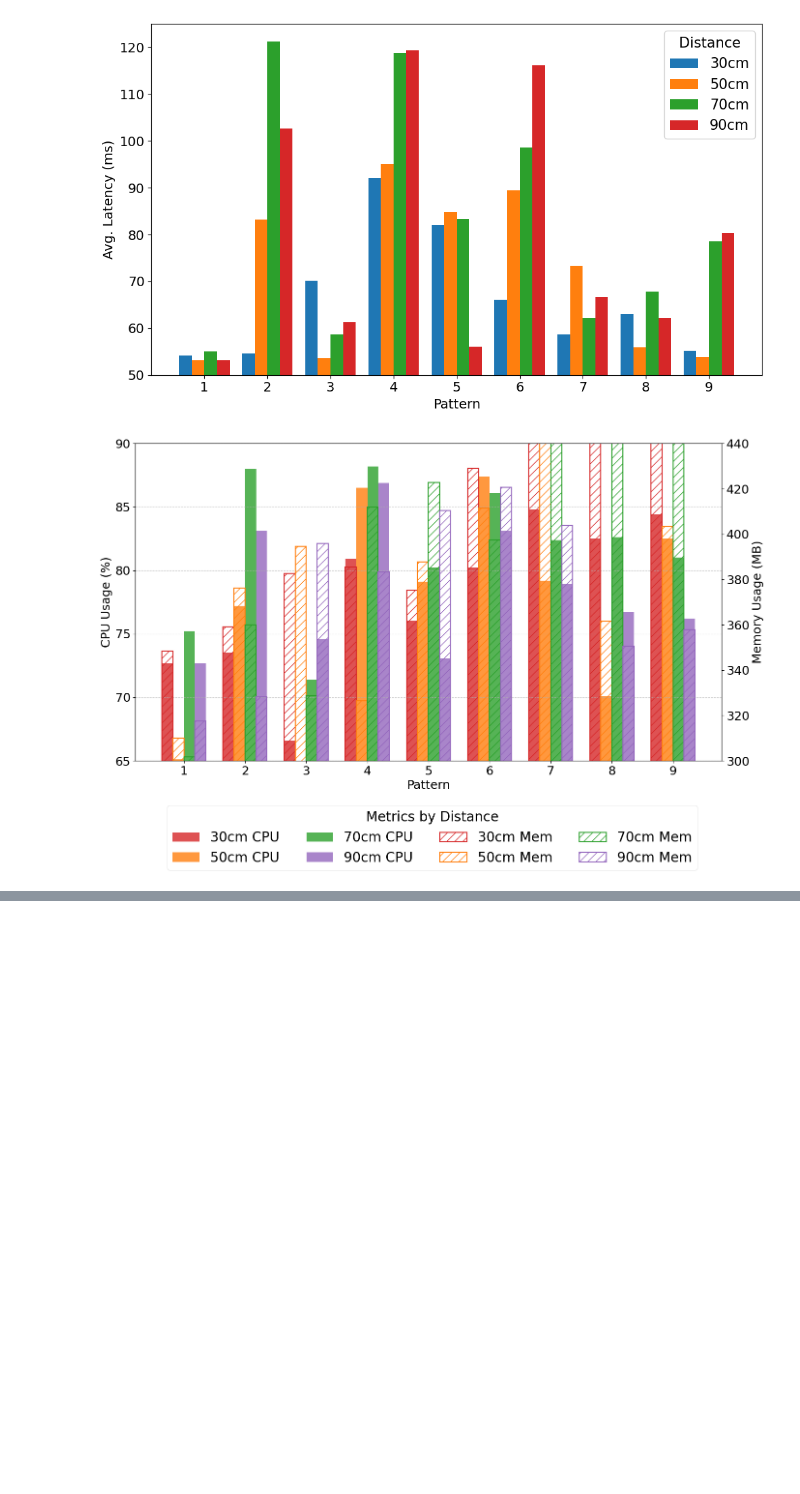
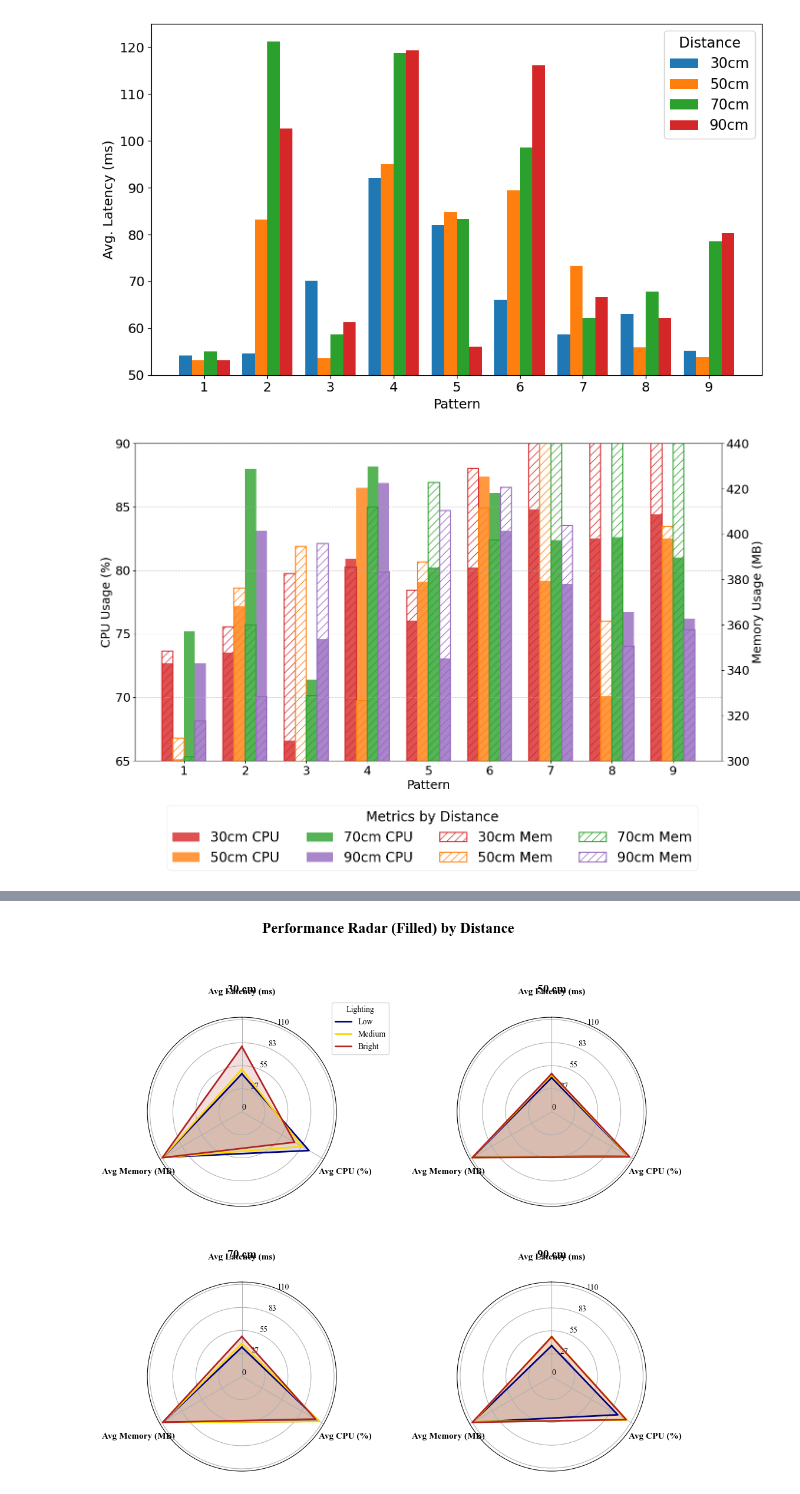
Before and after one commit to JaskiratSudan/ViKey, a Jupyter notebook: plot.ipynb, the cells around one changed output, grey strips where cells are left out. Cells and saved outputs as stored; diff of their text form; code cells hidden in the pictures; blank space fills up the shorter version.

```diff
--- a/plot.ipynb
+++ b/plot.ipynb
@@ -256,0 +216,88 @@ Warning: no latency column for lighting=Medium, skipping CDF.
+# %%
+import os
+import pandas as pd
+import numpy as np
+import matplotlib.pyplot as plt
+
+# --- FONT CONFIGURATION ---
+plt.rcParams['font.family'] = 'serif'
+plt.rcParams['font.serif'] = ['Times New Roman', 'Times', 'Liberation Serif', 'serif']
+
+# --- DATA PATHS ---
+data_dir   = 'data/VM_data'  # adjust to your folder
+conditions = ['Low', 'Medium', 'Bright']
+files = {
+    cond: os.path.join(data_dir, f'detection_log_{cond.lower()}.csv')
+    for cond in conditions
+}
+
+# --- LOAD & SORT DATA ---
+data = {}
+for cond, path in files.items():
+    df = pd.read_csv(path).sort_values('Distance (cm)')
+    data[cond] = df
+
+distances = data['Low']['Distance (cm)'].tolist()
+metrics   = ['Avg Latency (ms)', 'Avg CPU (%)', 'Avg Memory (MB)']
+
+# --- AGGREGATE STATS ---
+stats = {dist: {} for dist in distances}
+for cond, df in data.items():
+    for _, row in df.iterrows():
+        dist = row['Distance (cm)']
+        stats[dist][cond] = {m: row[m] for m in metrics}
+
+# --- RADAR ANGLES ---
+angles = np.linspace(0, 2*np.pi, len(metrics), endpoint=False).tolist()
+angles += angles[:1]
+
+# --- COLOR PALETTE ---
+colors = ['navy', 'gold', 'firebrick']
+max_val = max(df[m].max() for df in data.values() for m in metrics)
+
+# --- 1) FILLED RADAR PLOTS ---
+fig, axs = plt.subplots(2, 2, subplot_kw=dict(polar=True), figsize=(12, 10))
+axs = axs.flatten()
+for ax, dist in zip(axs, distances):
+    ax.set_theta_offset(np.pi/2)
+    ax.set_theta_direction(-1)
+    for cond, color in zip(conditions, colors):
+        vals = [stats[dist][cond][m] for m in metrics]
+        vals_loop = vals + [vals[0]]
+        ax.plot(angles, vals_loop, color=color, linewidth=2, label=cond)
+        ax.fill(angles, vals_loop, color=color, alpha=0.15)
+    ax.set_xticks(angles[:-1])
+    ax.set_xticklabels(metrics, fontsize=11, fontweight='bold')
+    ax.tick_params(axis='x', pad=20)         # push labels outward
+    ax.set_yticks(np.linspace(0, max_val, 5))
+    ax.set_yticklabels([f"{int(y)}" for y in np.linspace(0, max_val, 5)], fontsize=10)
+    ax.set_title(f'{dist} cm', fontsize=14, fontweight='bold', pad=30)
+
+axs[0].legend(loc='upper right', bbox_to_anchor=(1.3, 1.1), title='Lighting')
+plt.suptitle('Performance Radar (Filled) by Distance', fontsize=18, fontweight='bold', y=1.04)
+plt.subplots_adjust(top=0.88, hspace=0.4, wspace=0.3)
+plt.show()
+
+# --- 2) LINE-ONLY SPIDER PLOTS ---
+fig, axs = plt.subplots(2, 2, subplot_kw=dict(polar=True), figsize=(12, 10))
+axs = axs.flatten()
+for ax, dist in zip(axs, distances):
+    ax.set_theta_offset(np.pi/2)
+    ax.set_theta_direction(-1)
+    for cond, color in zip(conditions, colors):
+        vals = [stats[dist][cond][m] for m in metrics]
+        vals_loop = vals + [vals[0]]
+        ax.plot(angles, vals_loop, marker='o', color=color, linewidth=2, label=cond)
+    ax.set_xticks(angles[:-1])
+    ax.set_xticklabels(metrics, fontsize=11, fontweight='bold')
+    ax.tick_params(axis='x', pad=20)
+    ax.set_yticks(np.linspace(0, max_val, 5))
+    ax.set_yticklabels([f"{int(y)}" for y in np.linspace(0, max_val, 5)], fontsize=10)
+    ax.set_title(f'{dist} cm', fontsize=14, fontweight='bold', pad=30)
+
+axs[0].legend(loc='upper right', bbox_to_anchor=(1.3, 1.1), title='Lighting')
+plt.suptitle('Performance Spider (Lines) by Distance', fontsize=18, fontweight='bold', y=1.04)
+plt.subplots_adjust(top=0.88, hspace=0.4, wspace=0.3)
+plt.show()
+# %% [output]
+[figure, added]
```
Also changed, not shown: parts of 3 cells of this notebook, 10 other files.
